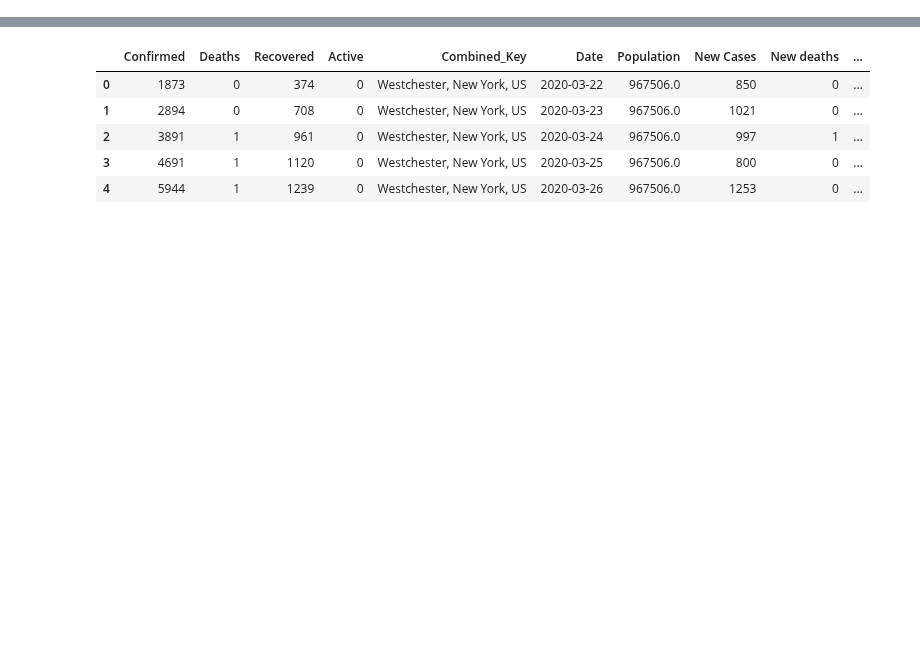
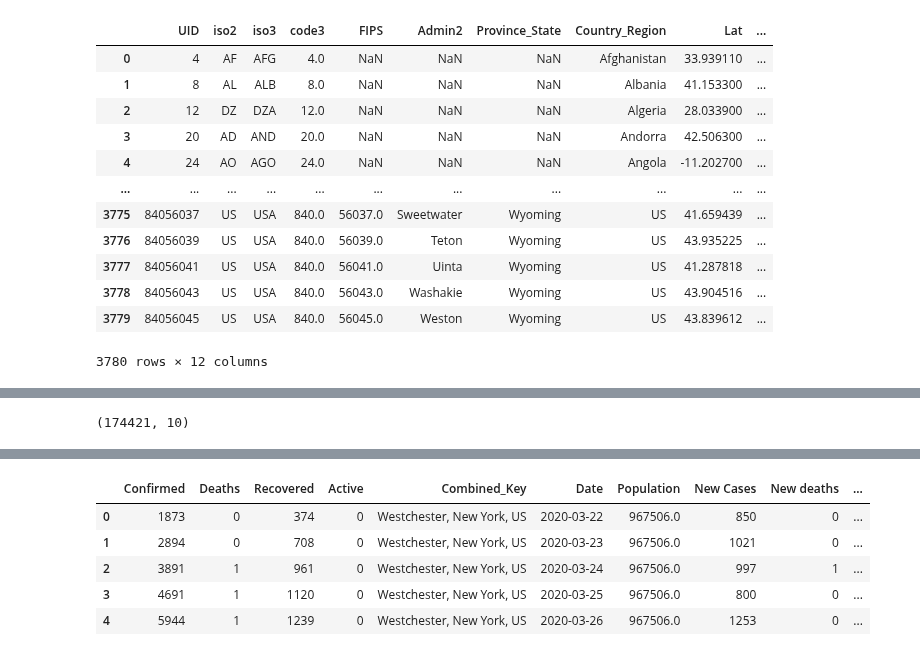
Before and after one commit to cptidiot/covid-19, a Jupyter notebook: Untitled.ipynb, the cells around one changed output, grey strips where cells are left out. Drawn from its saved outputs; the diff is of its cells as text; code cells hidden in the pictures; blank space fills up the shorter version.

```diff
--- a/Untitled.ipynb
+++ b/Untitled.ipynb
@@ -5,0 +21,20 @@ df = pd.read_pickle('./data/total_data.pkl')
+# %%
+fips_url = 'https://raw.githubusercontent.com/CSSEGISandData/COVID-19/master/csse_covid_19_data/UID_ISO_FIPS_LookUp_Table.csv'
+# %%
+fips = pd.read_csv(fips_url)
+
+fips
+# %% [output]
+|  | UID | iso2 | iso3 | code3 | FIPS | Admin2 | Province_State | Country_Region | Lat | ... |
+| 0 | 4 | AF | AFG | 4.0 | NaN | NaN | NaN | Afghanistan | 33.939110 | ... |
+| 1 | 8 | AL | ALB | 8.0 | NaN | NaN | NaN | Albania | 41.153300 | ... |
+| 2 | 12 | DZ | DZA | 12.0 | NaN | NaN | NaN | Algeria | 28.033900 | ... |
+| 3 | 20 | AD | AND | 20.0 | NaN | NaN | NaN | Andorra | 42.506300 | ... |
+| 4 | 24 | AO | AGO | 24.0 | NaN | NaN | NaN | Angola | -11.202700 | ... |
+| ... | ... | ... | ... | ... | ... | ... | ... | ... | ... | ... |
+| 3775 | 84056037 | US | USA | 840.0 | 56037.0 | Sweetwater | Wyoming | US | 41.659439 | ... |
+| 3776 | 84056039 | US | USA | 840.0 | 56039.0 | Teton | Wyoming | US | 43.935225 | ... |
+| 3777 | 84056041 | US | USA | 840.0 | 56041.0 | Uinta | Wyoming | US | 41.287818 | ... |
+| 3778 | 84056043 | US | USA | 840.0 | 56043.0 | Washakie | Wyoming | US | 43.904516 | ... |
+| 3779 | 84056045 | US | USA | 840.0 | 56045.0 | Weston | Wyoming | US | 43.839612 | ... |
+3780 rows × 12 columns
@@ -12,3 +49,7 @@ df.tail()
 | 174418 | 2913 | 126 | 0 | 2787 | Puerto Rico, US | 2020-05-21 | 2933408.0 | 47 | 1 | ... |
 | 174419 | 0 | 0 | 298418 | -301897 | Recovered, US | 2020-05-21 | 0.0 | 0 | 0 | ... |
 | 174420 | 69 | 6 | 0 | 63 | Virgin Islands, US | 2020-05-21 | 107268.0 | 0 | 0 | ... |
+# %%
+df.shape
+# %% [output]
+(174421, 10)
```
Also changed, not shown: parts of 4 cells of this notebook, 3 other files.
